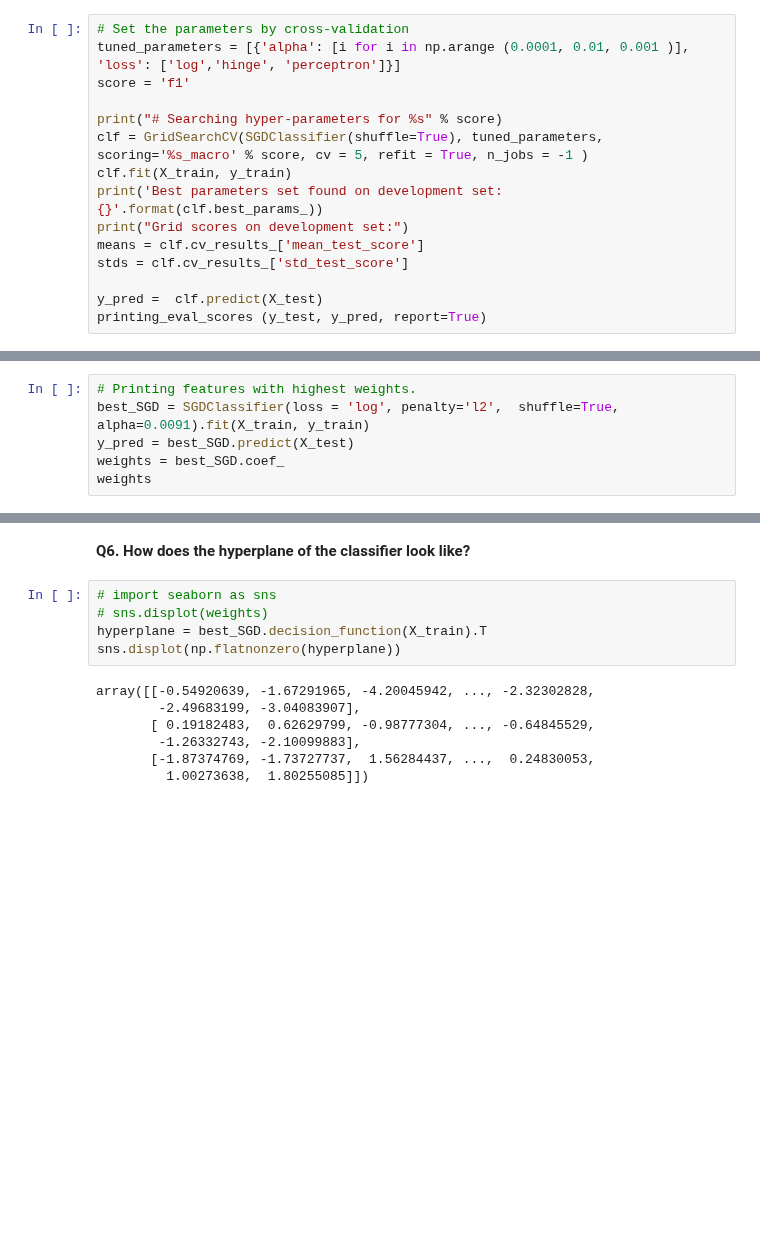
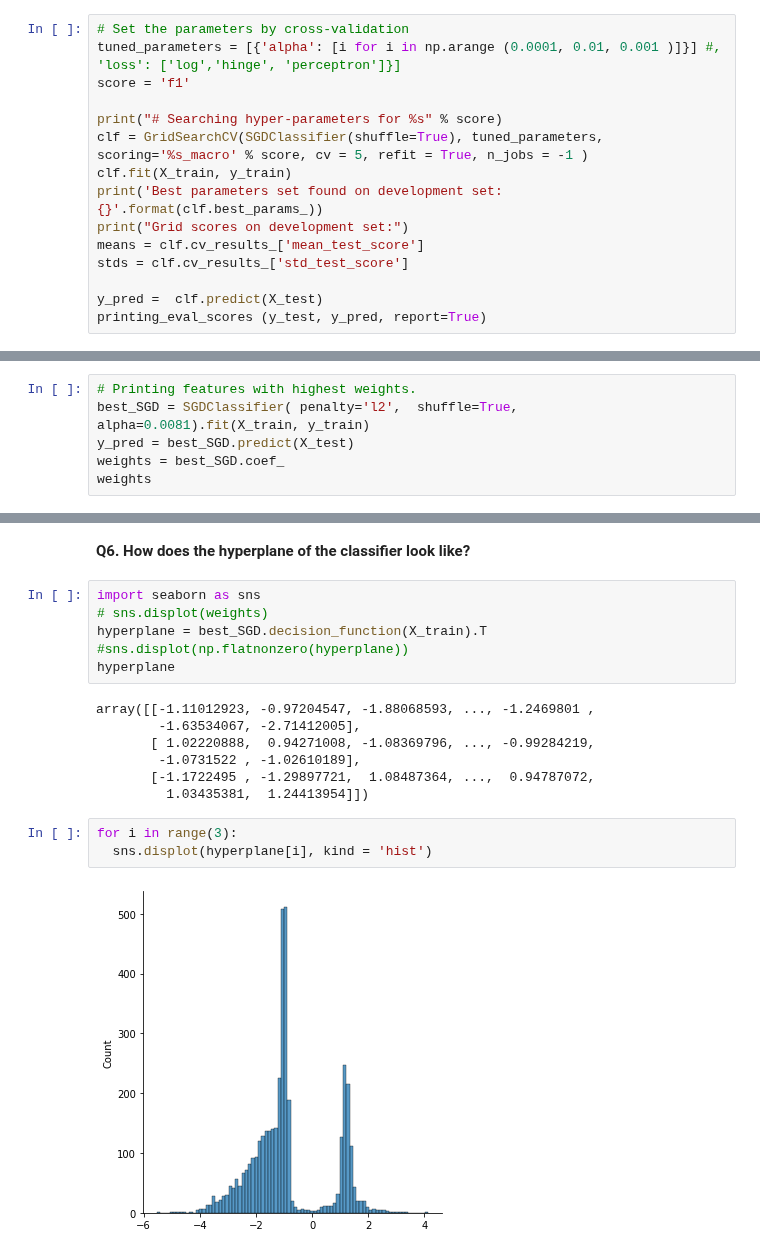
Before and after one commit to HuyenNguyenHelen/LING-5412, a Jupyter notebook: Assignment3_LinearModel.ipynb, the cells around one changed output, grey strips where cells are left out. Drawn from its saved outputs; the diff is of its cells as text; blank space fills up the shorter version.

```diff
--- a/Assignment3_LinearModel.ipynb
+++ b/Assignment3_LinearModel.ipynb
@@ -162,7 +162,7 @@ Penalty = L2, and loss = log (logistic regression model) yeild the best performa
 ### Searching the best parameter
 # %%
 # Set the parameters by cross-validation
-tuned_parameters = [{'alpha': [i for i in np.arange (0.0001, 0.01, 0.001 )], 'loss': ['log','hinge', 'perceptron']}]
+tuned_parameters = [{'alpha': [i for i in np.arange (0.0001, 0.01, 0.001 )]}] #, 'loss': ['log','hinge', 'perceptron']}]
 score = 'f1'
 
 print("# Searching hyper-parameters for %s" % score)
@@ -200,7 +200,7 @@ weighted avg       0.68      0.68      0.68      1002
 **(4)  SGDClassifier used “one versus all” (OVA) strategy to handle multi-class strategy. For each of K classes, the binary classifier will try to predict that class and the rest other K-1 classes.**
 # %%
 # Printing features with highest weights.
-best_SGD = SGDClassifier(loss = 'log', penalty='l2',  shuffle=True, alpha=0.0091).fit(X_train, y_train)
+best_SGD = SGDClassifier( penalty='l2',  shuffle=True, alpha=0.0081).fit(X_train, y_train)
 y_pred = best_SGD.predict(X_test)
 weights = best_SGD.coef_
 weights
@@ -248,14 +248,20 @@ thumbs: 0.25130
 # %% [markdown]
 **Q6. How does the hyperplane of the classifier look like?**
 # %%
-# import seaborn as sns
+import seaborn as sns
 # sns.displot(weights)
 hyperplane = best_SGD.decision_function(X_train).T
-sns.displot(np.flatnonzero(hyperplane))
+#sns.displot(np.flatnonzero(hyperplane))
+hyperplane
 # %% [output]
-array([[-0.54920639, -1.67291965, -4.20045942, ..., -2.32302828,
-        -2.49683199, -3.04083907],
-       [ 0.19182483,  0.62629799, -0.98777304, ..., -0.64845529,
-        -1.26332743, -2.10099883],
-       [-1.87374769, -1.73727737,  1.56284437, ...,  0.24830053,
-         1.00273638,  1.80255085]])
+array([[-1.11012923, -0.97204547, -1.88068593, ..., -1.2469801 ,
+        -1.63534067, -2.71412005],
+       [ 1.02220888,  0.94271008, -1.08369796, ..., -0.99284219,
+        -1.0731522 , -1.02610189],
+       [-1.1722495 , -1.29897721,  1.08487364, ...,  0.94787072,
+         1.03435381,  1.24413954]])
+# %%
+for i in range(3):
+  sns.displot(hyperplane[i], kind = 'hist')
+# %% [output]
+[figure, added]
```
Also changed, not shown: parts of 12 cells of this notebook.
